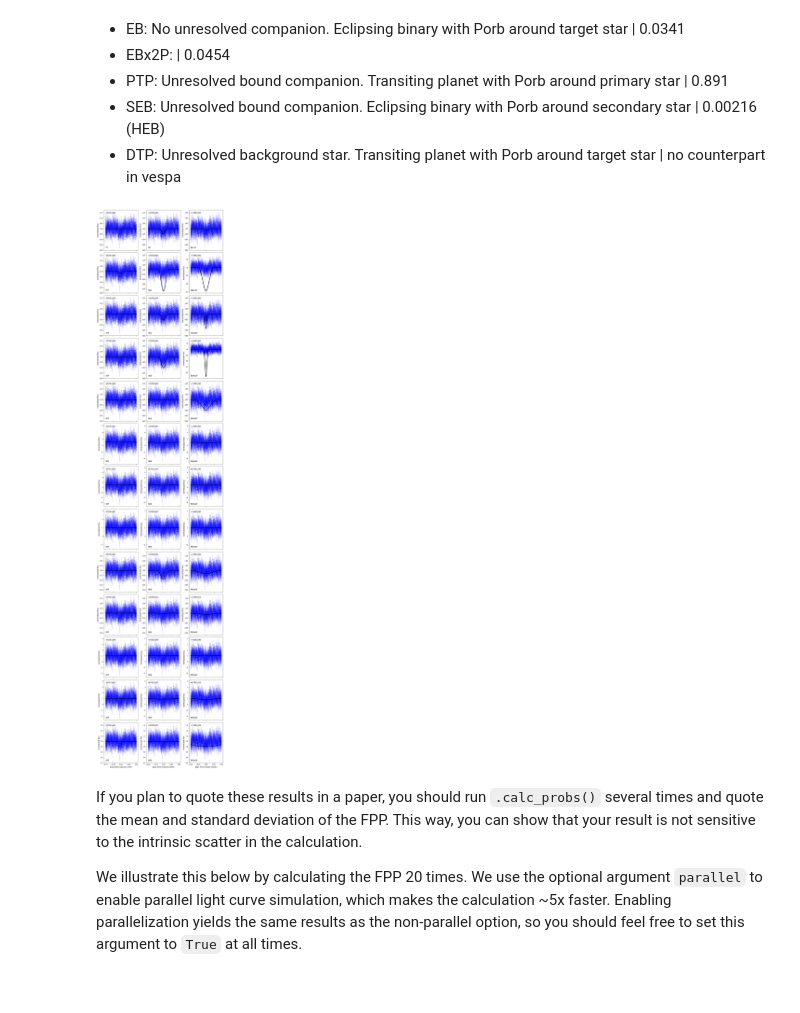
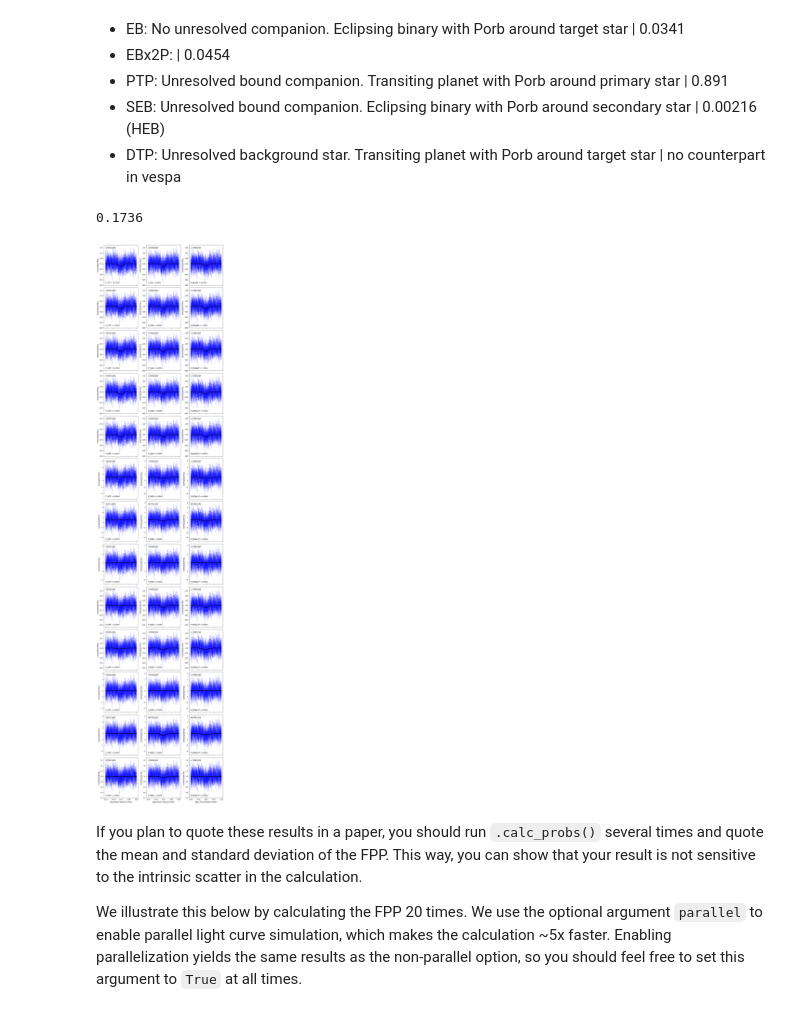
Before and after one commit to jpdeleon/toi1696, a Jupyter notebook: notebooks/triceratops.ipynb, the cells around one changed output. Saved outputs shown, nothing was run; the diff lists cells and outputs as text; code cells hidden in the pictures.

```diff
--- a/notebooks/triceratops.ipynb
+++ b/notebooks/triceratops.ipynb
@@ -156,7 +156,16 @@ NFPP = 0.0
 * PTP: Unresolved bound companion. Transiting planet with Porb around primary star | 0.891
 * SEB: Unresolved bound companion. Eclipsing binary with Porb around secondary star | 0.00216 (HEB)
 * DTP: Unresolved background star. Transiting planet with Porb around target star | no counterpart in vespa
-# %%
-fig = target.plot_fits(time=time, flux_0=flux, flux_err_0=np.mean(flux_err))
-# %% [output]
-[figure, removed]
+# %%
+np.round(np.mean(target.FPP), 4)
+# %% [output]
+0.1736
+# %%
+fig = target.plot_fits(time=time, flux_0=flux, flux_err_0=np.nanmean(flux_err))
+
+# for i,row in df_results.iterrows():
+#     ax = fig.axes[i]
+#     p = row['prob']
+#     ax.annotate(f"{p:.2f}",xy=(0.05,0.05),xycoords="xyes fraction", fontsize=12)
+# %% [output]
+[figure, added]
```
Also changed, not shown: parts of 11 cells of this notebook, 3 other files.
